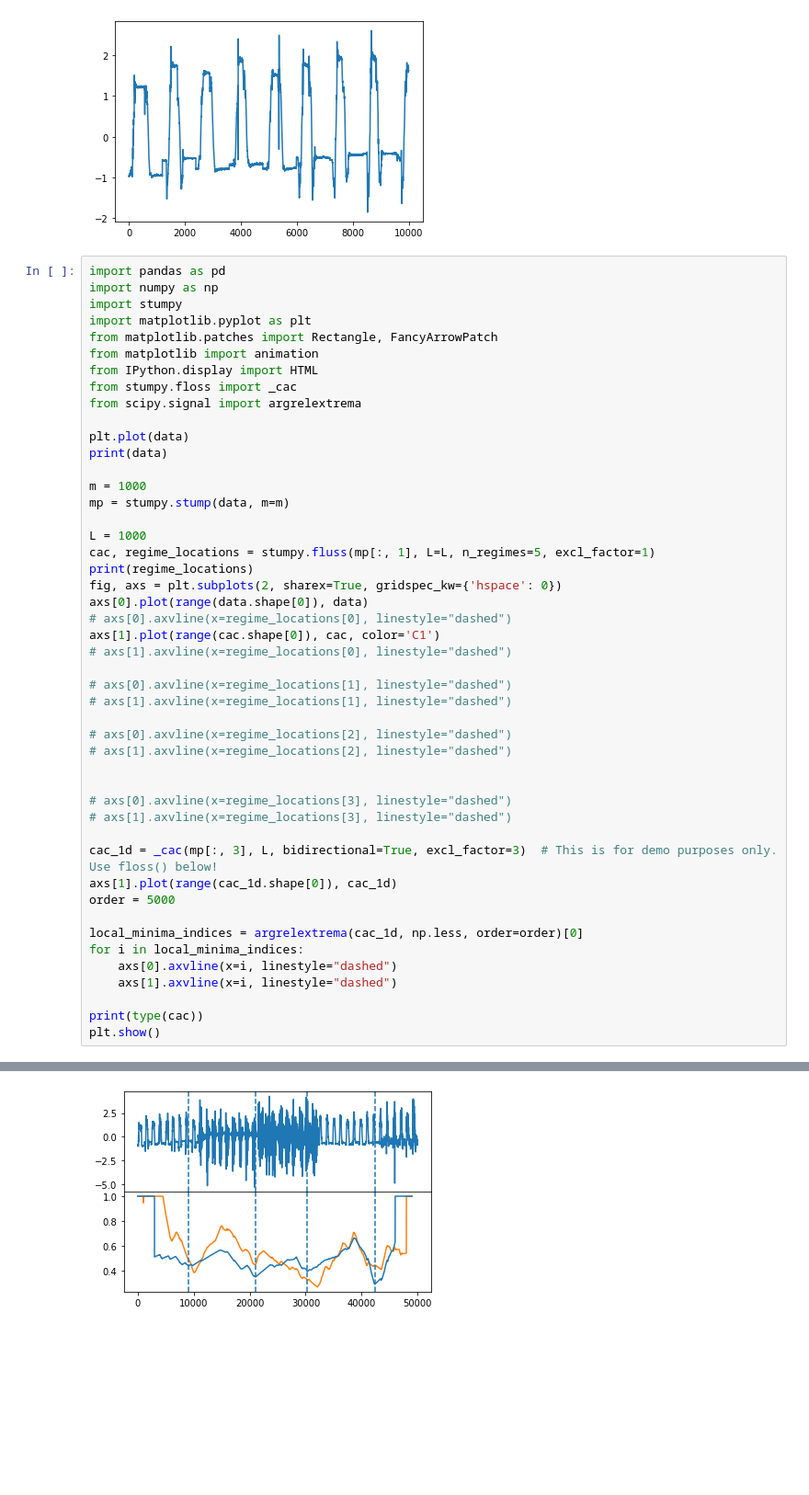
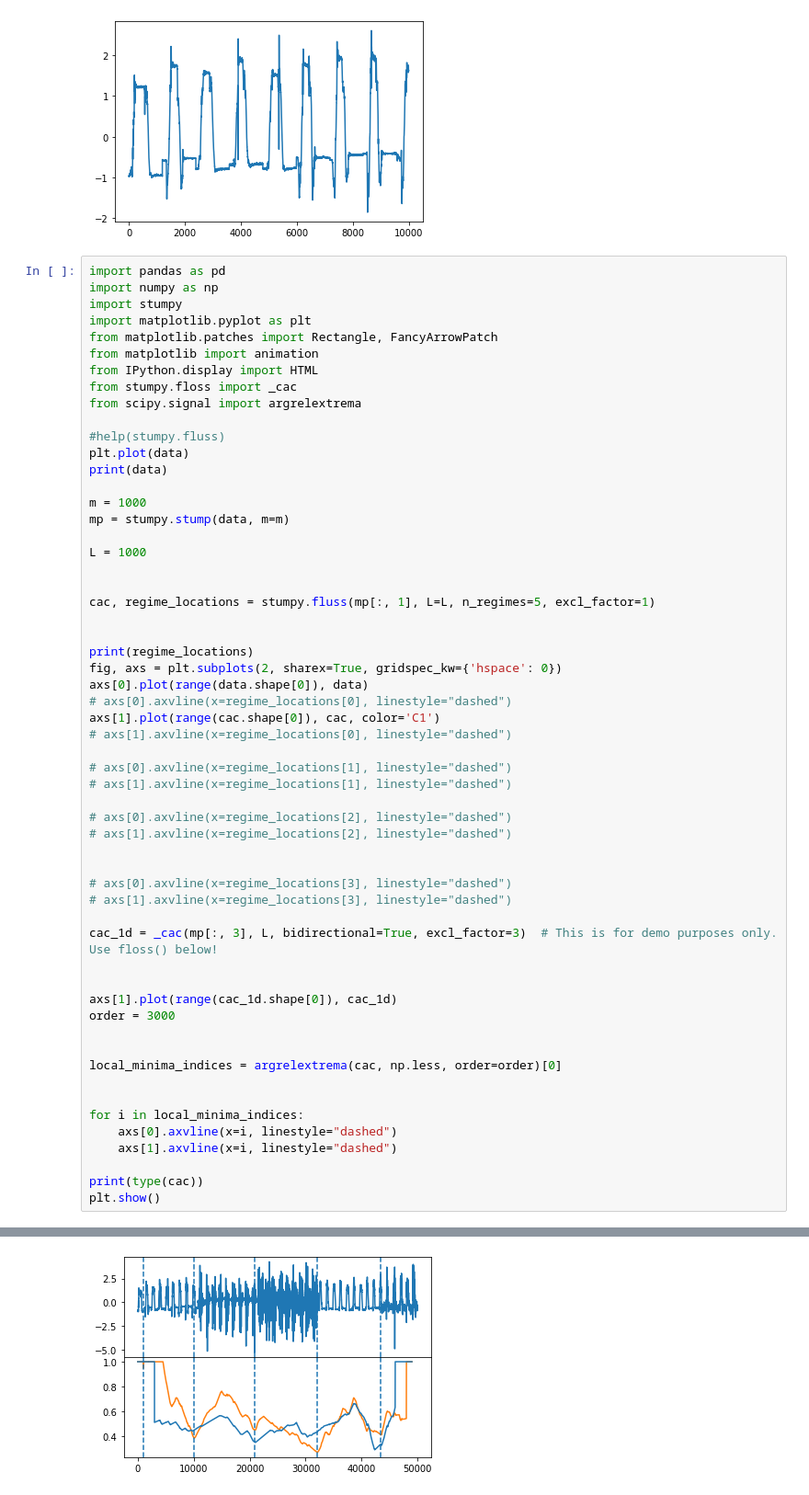
Before and after one commit to damjam212/TimeSeriesSegmentation, a Jupyter notebook: Data_segmentation.ipynb, the cells around one changed output, grey strips where cells are left out. Shown: that part at 92% size. Saved outputs shown, nothing was run; the diff lists cells and outputs as text; blank space fills up the shorter version.

```diff
--- a/Data_segmentation.ipynb
+++ b/Data_segmentation.ipynb
@@ -1326,6 +1372,7 @@ from IPython.display import HTML
 from stumpy.floss import _cac
 from scipy.signal import argrelextrema
 
+#help(stumpy.fluss)
 plt.plot(data)
 print(data)
 
@@ -1333,38 +1380,47 @@ m = 1000
 mp = stumpy.stump(data, m=m)
 
 L = 1000
+
+
 cac, regime_locations = stumpy.fluss(mp[:, 1], L=L, n_regimes=5, excl_factor=1)
+
+
 print(regime_locations)
 fig, axs = plt.subplots(2, sharex=True, gridspec_kw={'hspace': 0})
 axs[0].plot(range(data.shape[0]), data)
 # axs[0].axvline(x=regime_locations[0], linestyle="dashed")
 axs[1].plot(range(cac.shape[0]), cac, color='C1')
 # axs[1].axvline(x=regime_locations[0], linestyle="dashed")
 
 # axs[0].axvline(x=regime_locations[1], linestyle="dashed")
 # axs[1].axvline(x=regime_locations[1], linestyle="dashed")
 
 # axs[0].axvline(x=regime_locations[2], linestyle="dashed")
 # axs[1].axvline(x=regime_locations[2], linestyle="dashed")
 
 
 # axs[0].axvline(x=regime_locations[3], linestyle="dashed")
 # axs[1].axvline(x=regime_locations[3], linestyle="dashed")
 
 cac_1d = _cac(mp[:, 3], L, bidirectional=True, excl_factor=3)  # This is for demo purposes only. Use floss() below!
+
+
 axs[1].plot(range(cac_1d.shape[0]), cac_1d)
-order = 5000
+order = 3000
 
-local_minima_indices = argrelextrema(cac_1d, np.less, order=order)[0]
+
+local_minima_indices = argrelextrema(cac, np.less, order=order)[0]
+
+
 for i in local_minima_indices:
     axs[0].axvline(x=i, linestyle="dashed")
     axs[1].axvline(x=i, linestyle="dashed")
 
 print(type(cac))
 plt.show()
 # %% [output]
 [-0.97211 -0.95768 -0.95901 ... -0.65868 -0.4251  -0.65868]
 [32101 31100 30099 29098]
 <class 'numpy.ndarray'>
 [figure]
-[figure, old version]
+[figure, new version]
```
Also changed, not shown: parts of 12 cells of this notebook.
